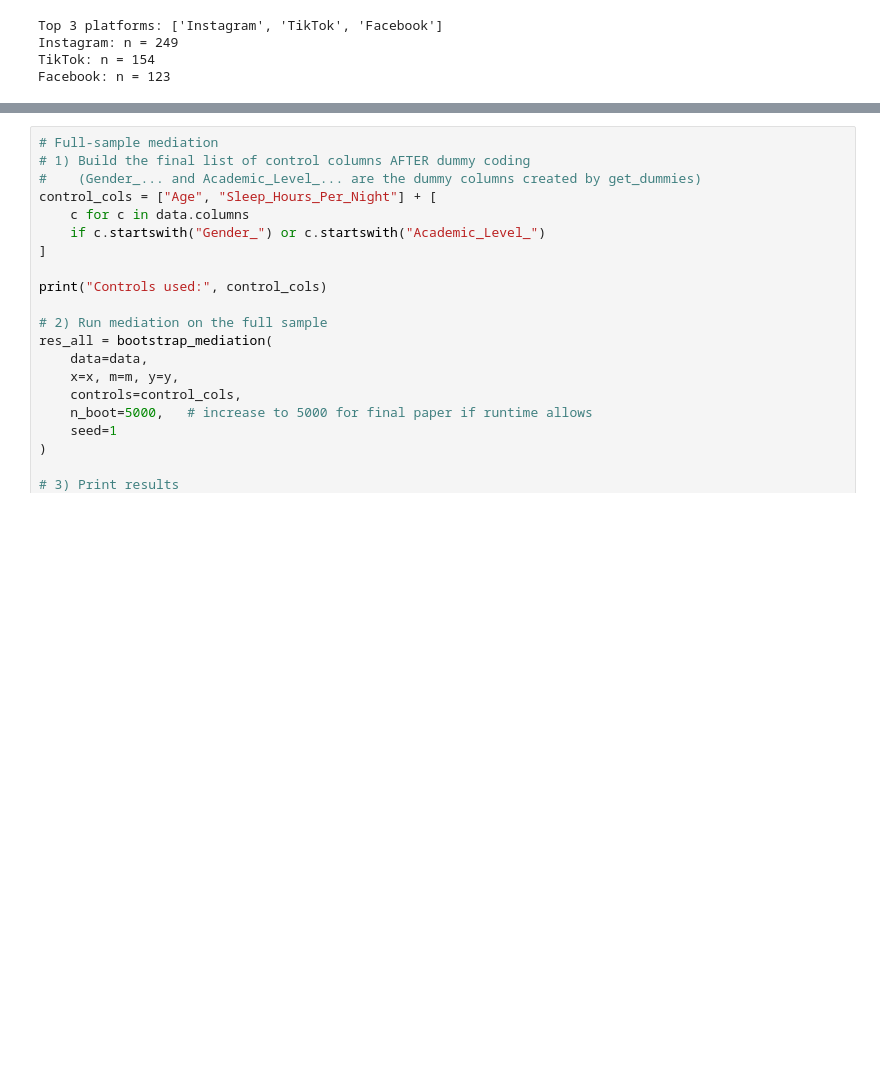
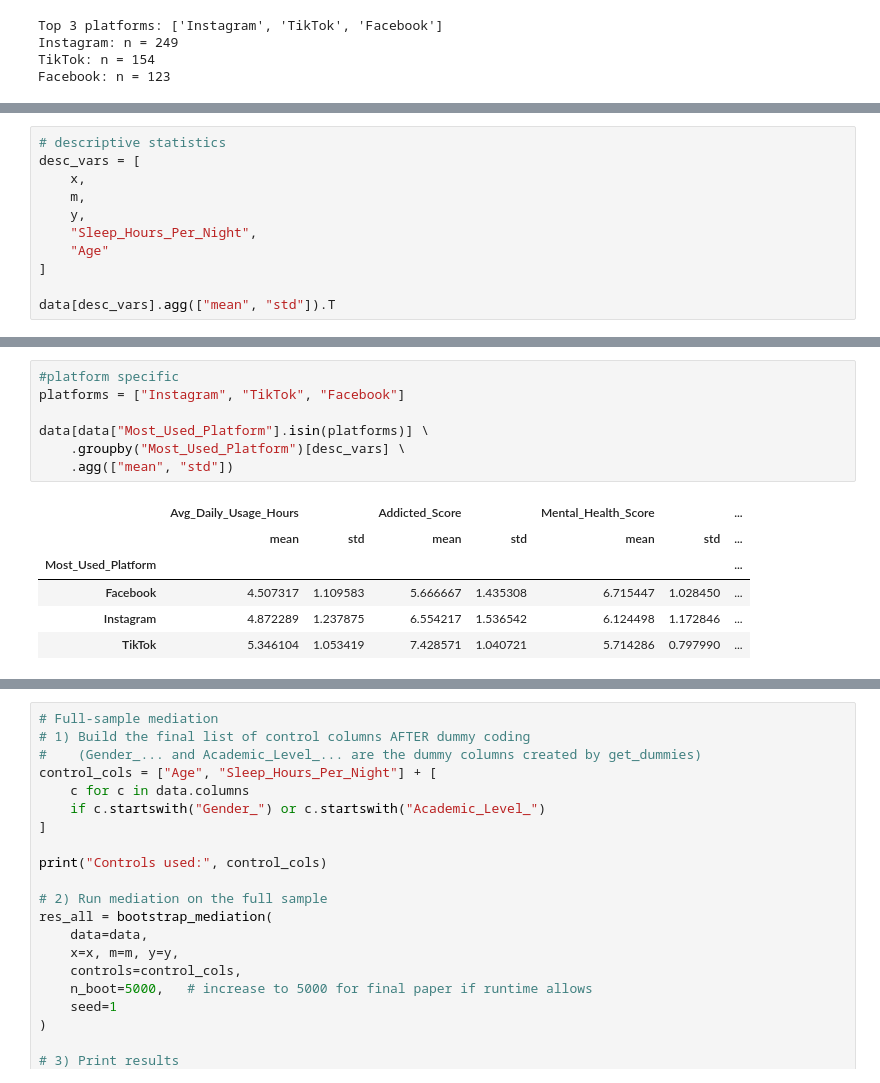
Before and after one commit to konrda15/FCSS_Group1, a Jupyter notebook: project_fcss.ipynb, the cells around one changed output, grey strips where cells are left out. Saved outputs shown, nothing was run; the diff lists cells and outputs as text; blank space fills up the shorter version.

```diff
--- a/project_fcss.ipynb
+++ b/project_fcss.ipynb
@@ -61,2 +98,13 @@ print("Control columns used:", control_cols)
 Final sample size: 705
 Control columns used: ['Age', 'Sleep_Hours_Per_Night', 'Gender_Male', 'Academic_Level_High School', 'Academic_Level_Undergraduate']
+# %%
+# descriptive statistics
+desc_vars = [
+    x,
+    m,
+    y,
+    "Sleep_Hours_Per_Night",
+    "Age"
+]
+
+data[desc_vars].agg(["mean", "std"]).T
@@ -63 +118,15 @@ Control columns used: ['Age', 'Sleep_Hours_Per_Night', 'Gender_Male', 'Academic_
+# %%
+#platform specific
+platforms = ["Instagram", "TikTok", "Facebook"]
+
+data[data["Most_Used_Platform"].isin(platforms)] \
+    .groupby("Most_Used_Platform")[desc_vars] \
+    .agg(["mean", "std"])
+# %% [output]
+|  | Avg_Daily_Usage_Hours |  | Addicted_Score |  | Mental_Health_Score |  | ... |
+|  | mean | std | mean | std | mean | std | ... |
+| Most_Used_Platform |  |  |  |  |  |  | ... |
+| Facebook | 4.507317 | 1.109583 | 5.666667 | 1.435308 | 6.715447 | 1.028450 | ... |
+| Instagram | 4.872289 | 1.237875 | 6.554217 | 1.536542 | 6.124498 | 1.172846 | ... |
+| TikTok | 5.346104 | 1.053419 | 7.428571 | 1.040721 | 5.714286 | 0.797990 | ... |
 # %%
```
Also changed, not shown: parts of 8 cells of this notebook, 1 other file.
